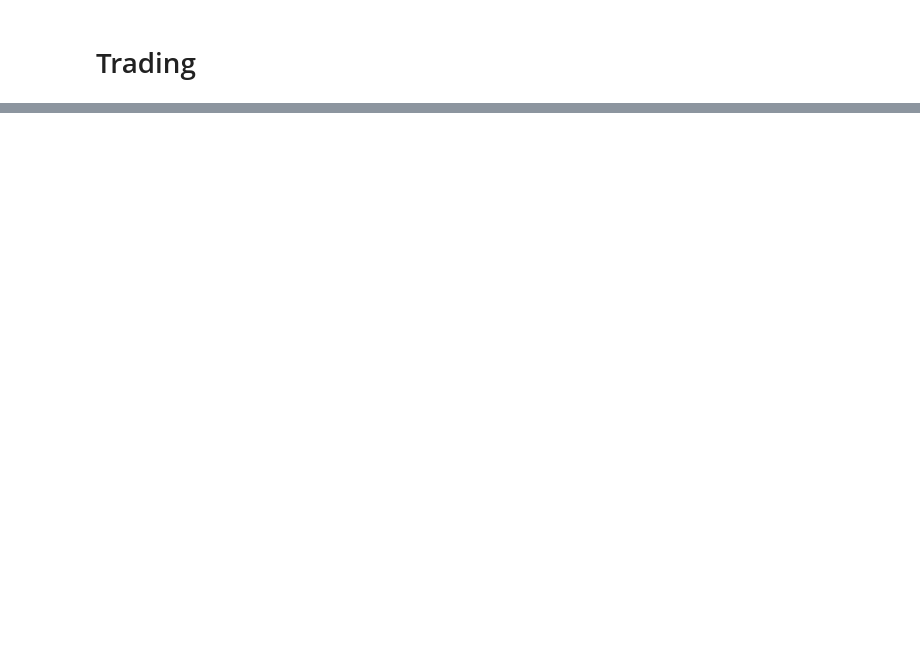
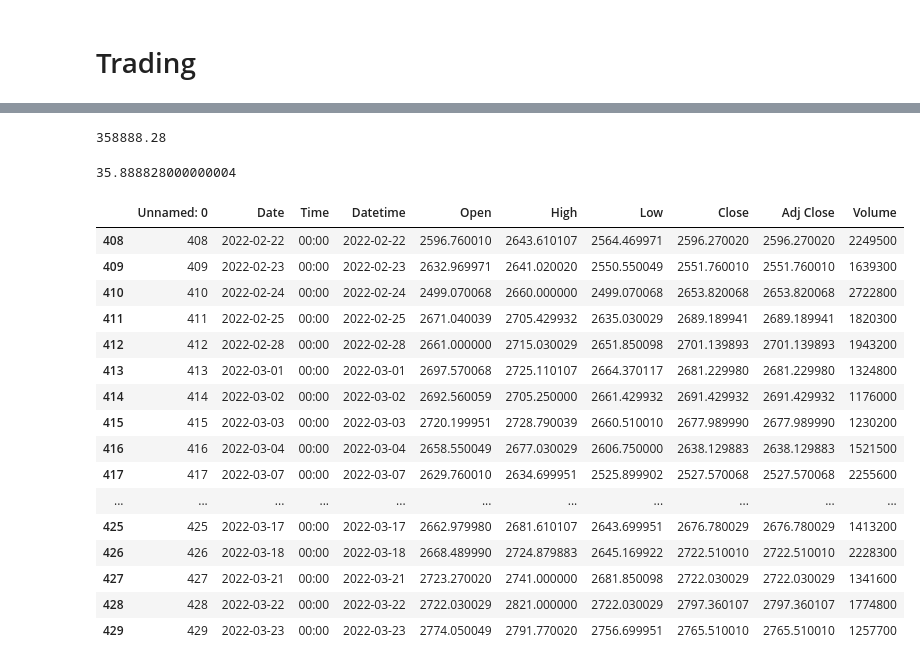
Before and after one commit to ali-rabiee/Portfolio-Formation, a Jupyter notebook: Portfolio_Formation.ipynb, the cells around one changed output, grey strips where cells are left out. Cells and saved outputs as stored; diff of their text form; code cells hidden in the pictures; blank space fills up the shorter version.

```diff
--- a/Portfolio_Formation.ipynb
+++ b/Portfolio_Formation.ipynb
@@ -1575,0 +941,36 @@ a.shape
+# %%
+last_date = '2022-03-23'
+initial_capital = 1e6
+total_ret = returns[last_date] - initial_capital
+total_ret
+# %% [output]
+358888.28
+# %%
+rate_of_ret = (total_ret / 1e6) * 100
+rate_of_ret
+# %% [output]
+35.888828000000004
+# %%
+ticker = 'GOOGL'
+df = pd.read_csv(f"./datasets/{ticker}day.csv")
+
+df = df[(df['Date'] >= '2022-02-22') & (df['Date'] <= '2022-03-23')]
+df
+# %% [output]
+|  | Unnamed: 0 | Date | Time | Datetime | Open | High | Low | Close | Adj Close | Volume |
+| 408 | 408 | 2022-02-22 | 00:00 | 2022-02-22 | 2596.760010 | 2643.610107 | 2564.469971 | 2596.270020 | 2596.270020 | 2249500 |
+| 409 | 409 | 2022-02-23 | 00:00 | 2022-02-23 | 2632.969971 | 2641.020020 | 2550.550049 | 2551.760010 | 2551.760010 | 1639300 |
+| 410 | 410 | 2022-02-24 | 00:00 | 2022-02-24 | 2499.070068 | 2660.000000 | 2499.070068 | 2653.820068 | 2653.820068 | 2722800 |
+| 411 | 411 | 2022-02-25 | 00:00 | 2022-02-25 | 2671.040039 | 2705.429932 | 2635.030029 | 2689.189941 | 2689.189941 | 1820300 |
+| 412 | 412 | 2022-02-28 | 00:00 | 2022-02-28 | 2661.000000 | 2715.030029 | 2651.850098 | 2701.139893 | 2701.139893 | 1943200 |
+| 413 | 413 | 2022-03-01 | 00:00 | 2022-03-01 | 2697.570068 | 2725.110107 | 2664.370117 | 2681.229980 | 2681.229980 | 1324800 |
+| 414 | 414 | 2022-03-02 | 00:00 | 2022-03-02 | 2692.560059 | 2705.250000 | 2661.429932 | 2691.429932 | 2691.429932 | 1176000 |
+| 415 | 415 | 2022-03-03 | 00:00 | 2022-03-03 | 2720.199951 | 2728.790039 | 2660.510010 | 2677.989990 | 2677.989990 | 1230200 |
+| 416 | 416 | 2022-03-04 | 00:00 | 2022-03-04 | 2658.550049 | 2677.030029 | 2606.750000 | 2638.129883 | 2638.129883 | 1521500 |
+| 417 | 417 | 2022-03-07 | 00:00 | 2022-03-07 | 2629.760010 | 2634.699951 | 2525.899902 | 2527.570068 | 2527.570068 | 2255600 |
+| ... | ... | ... | ... | ... | ... | ... | ... | ... | ... | ... |
+| 425 | 425 | 2022-03-17 | 00:00 | 2022-03-17 | 2662.979980 | 2681.610107 | 2643.699951 | 2676.780029 | 2676.780029 | 1413200 |
+| 426 | 426 | 2022-03-18 | 00:00 | 2022-03-18 | 2668.489990 | 2724.879883 | 2645.169922 | 2722.510010 | 2722.510010 | 2228300 |
+| 427 | 427 | 2022-03-21 | 00:00 | 2022-03-21 | 2723.270020 | 2741.000000 | 2681.850098 | 2722.030029 | 2722.030029 | 1341600 |
+| 428 | 428 | 2022-03-22 | 00:00 | 2022-03-22 | 2722.030029 | 2821.000000 | 2722.030029 | 2797.360107 | 2797.360107 | 1774800 |
+| 429 | 429 | 2022-03-23 | 00:00 | 2022-03-23 | 2774.050049 | 2791.770020 | 2756.699951 | 2765.510010 | 2765.510010 | 1257700 |
```
Also changed, not shown: parts of 75 cells of this notebook.
